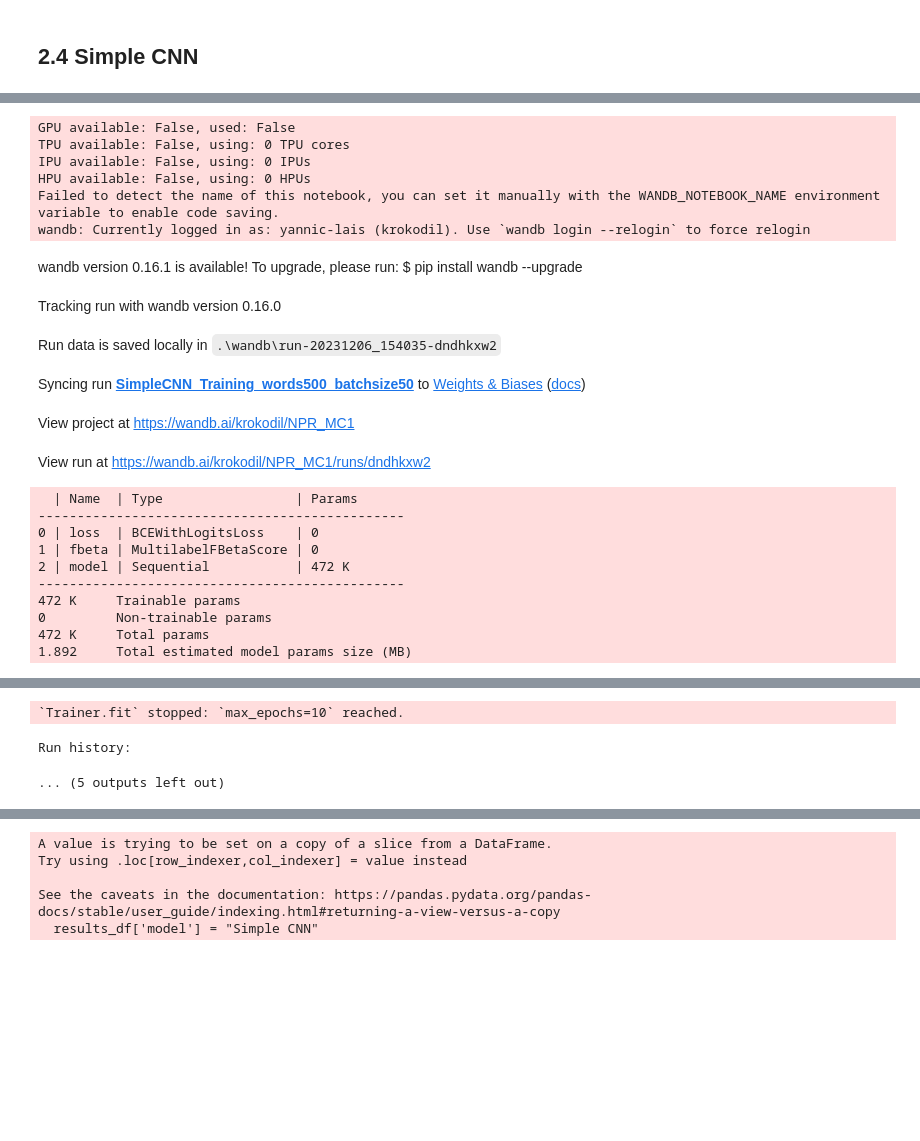
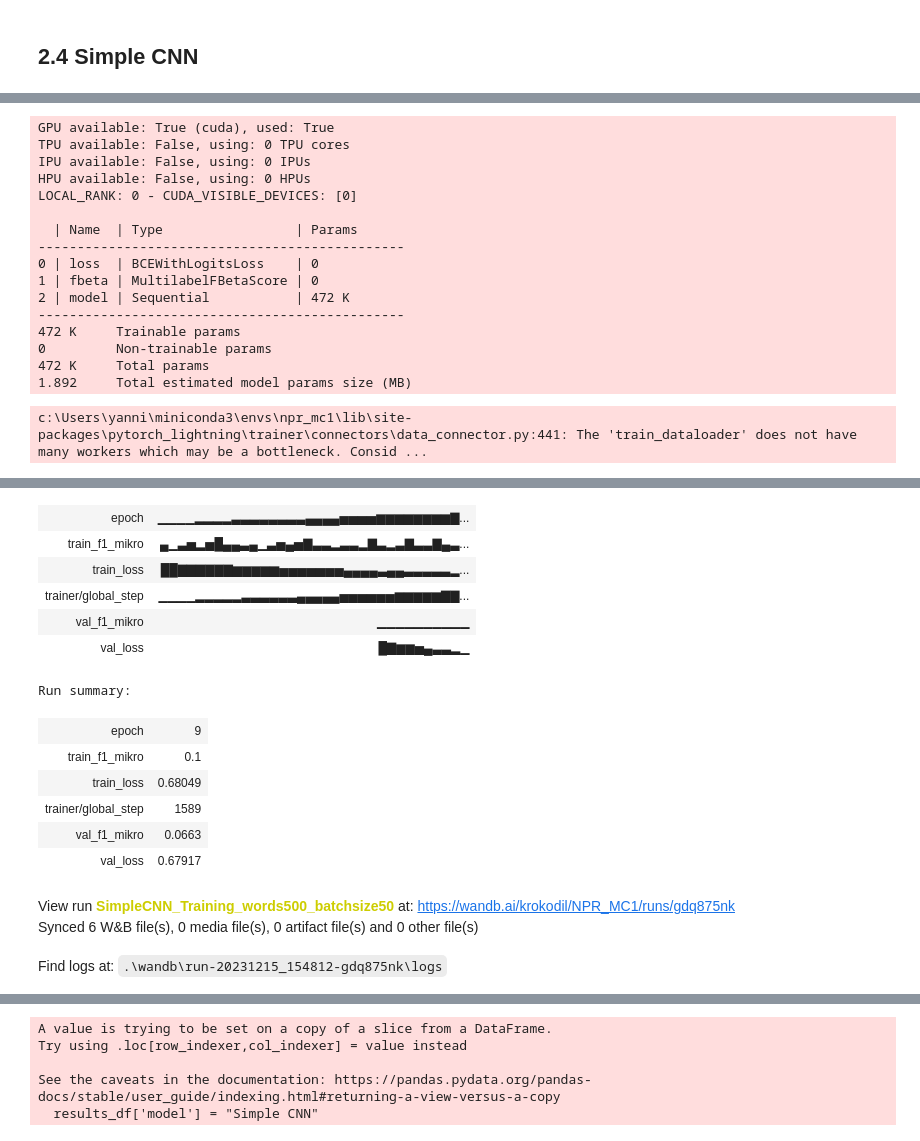
Before and after one commit to 7ben18/fhnw-npr-Natural-Language-Processing, a Jupyter notebook: mini-challenge1/npr-minichallenge1-yannic-ben.ipynb, the cells around one changed output, grey strips where cells are left out. Cells and saved outputs as stored; diff of their text form; code cells hidden in the pictures; blank space fills up the shorter version.

Commit message:
run notebook

```diff
--- a/mini-challenge1/npr-minichallenge1-yannic-ben.ipynb
+++ b/mini-challenge1/npr-minichallenge1-yannic-ben.ipynb
@@ -1136,30 +1043,25 @@ Loaded model weights from the checkpoint at c:\Users\yanni\OneDrive\FHNW\Module\
 simpleCNN = SimpleCNN(lr=0.001, num_classes=57, dropout_rate=0.25)
 
 wandb_logger = WandbLogger(name="SimpleCNN_Training_words500_batchsize50", project="NPR_MC1")
-trainer = pl.Trainer(max_epochs=10, logger=wandb_logger, gpus=1 if torch.cuda.is_available() else 0)
-trainer.fit(simpleCNN, train_loader.to(device), test_loader.to(device))
+trainer = pl.Trainer(max_epochs=10, logger=wandb_logger, accelerator="gpu" if torch.cuda.is_available() else 'cpu', log_every_n_steps=1)
+trainer.fit(simpleCNN, train_loader, test_loader)
 
 wandb_logger.experiment.finish()
 # %% [output]
-GPU available: False, used: False
+GPU available: True (cuda), used: True
 TPU available: False, using: 0 TPU cores
 IPU available: False, using: 0 IPUs
 HPU available: False, using: 0 HPUs
-Failed to detect the name of this notebook, you can set it manually with the WANDB_NOTEBOOK_NAME environment variable to enable code saving.
-wandb: Currently logged in as: yannic-lais (krokodil). Use `wandb login --relogin` to force relogin
+LOCAL_RANK: 0 - CUDA_VISIBLE_DEVICES: [0]
+
+  | Name  | Type                 | Params
+-----------------------------------------------
+0 | loss  | BCEWithLogitsLoss    | 0
+1 | fbeta | MultilabelFBetaScore | 0
+2 | model | Sequential           | 472 K
+-----------------------------------------------
+472 K     Trainable params
+0         Non-trainable params
+472 K     Total params
+1.892     Total estimated model params size (MB)
-wandb version 0.16.1 is available! To upgrade, please run: $ pip install wandb --upgrade
-Tracking run with wandb version 0.16.0
-Run data is saved locally in .\wandb\run-20231206_154035-dndhkxw2
-Syncing run SimpleCNN_Training_words500_batchsize50 to Weights & Biases (docs)
-View project at https://wandb.ai/krokodil/NPR_MC1
-View run at https://wandb.ai/krokodil/NPR_MC1/runs/dndhkxw2
-  | Name  | Type                 | Params
------------------------------------------------
-0 | loss  | BCEWithLogitsLoss    | 0
-1 | fbeta | MultilabelFBetaScore | 0
-2 | model | Sequential           | 472 K
------------------------------------------------
-472 K     Trainable params
-0         Non-trainable params
-472 K     Total params
-1.892     Total estimated model params size (MB)
+c:\Users\yanni\miniconda3\envs\npr_mc1\lib\site-packages\pytorch_lightning\trainer\connectors\data_connector.py:441: The 'train_dataloader' does not have many workers which may be a bottleneck. Consid ...
@@ -1168,6 +1070,19 @@ c:\Users\yanni\OneDrive\FHNW\Module\5. Semester\Natural language processing\fhnw
+| epoch | ▁▁▁▁▂▂▂▂▃▃▃▃▃▃▃▃▄▄▄▄▅▅▅▅▆▆▆▆▆▆▆▆▇... |
+| train_f1_mikro | ▄▁▃▅▂▅█▄▄▃▄▁▃▅▄▅▇▃▃▂▃▃▂▇▃▂▃▇▃▃▇▄▃... |
+| train_loss | ██▇▇▇▇▇▇▆▆▆▆▆▅▅▅▅▅▅▅▄▄▄▄▃▄▄▃▃▃▃▃▂... |
+| trainer/global_step | ▁▁▁▁▂▂▂▂▂▃▃▃▃▃▃▄▄▄▄▄▅▅▅▅▅▅▆▆▆▆▆▇▇... |
+| val_f1_mikro | ▁▁▁▁▁▁▁▁▁▁ |
+| val_loss | █▇▆▆▅▄▃▃▂▁ |
-`Trainer.fit` stopped: `max_epochs=10` reached.
+Run summary:
-Run history:
-... (5 outputs left out)
+| epoch | 9 |
+| train_f1_mikro | 0.1 |
+| train_loss | 0.68049 |
+| trainer/global_step | 1589 |
+| val_f1_mikro | 0.0663 |
+| val_loss | 0.67917 |
+View run SimpleCNN_Training_words500_batchsize50 at: https://wandb.ai/krokodil/NPR_MC1/runs/gdq875nk
+Synced 6 W&B file(s), 0 media file(s), 0 artifact file(s) and 0 other file(s)
+Find logs at: .\wandb\run-20231215_154812-gdq875nk\logs
 # %%
 results_df_simpleCNN, best_threshold_simpleCNN = test_thresholds(simpleCNN, test_loader, thresholds)
 
```
Also changed, not shown: parts of 21 cells of this notebook, 2 other files.
